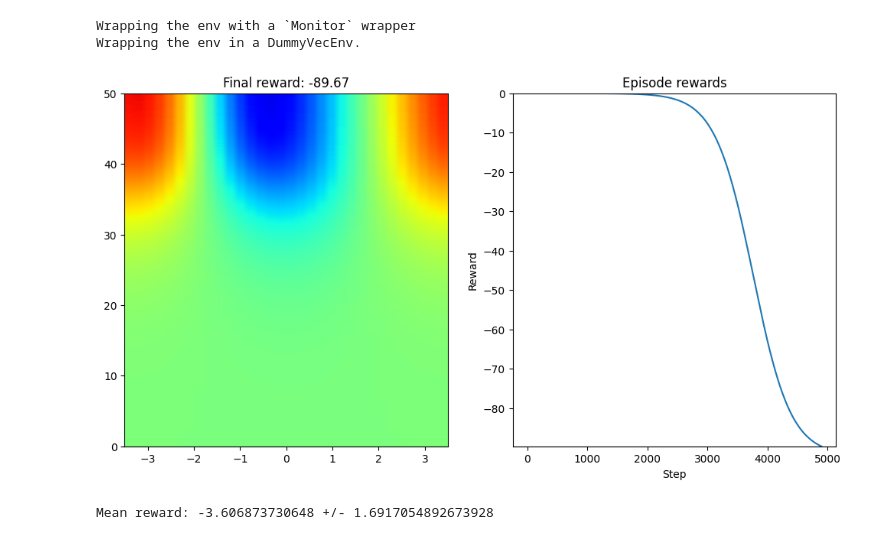
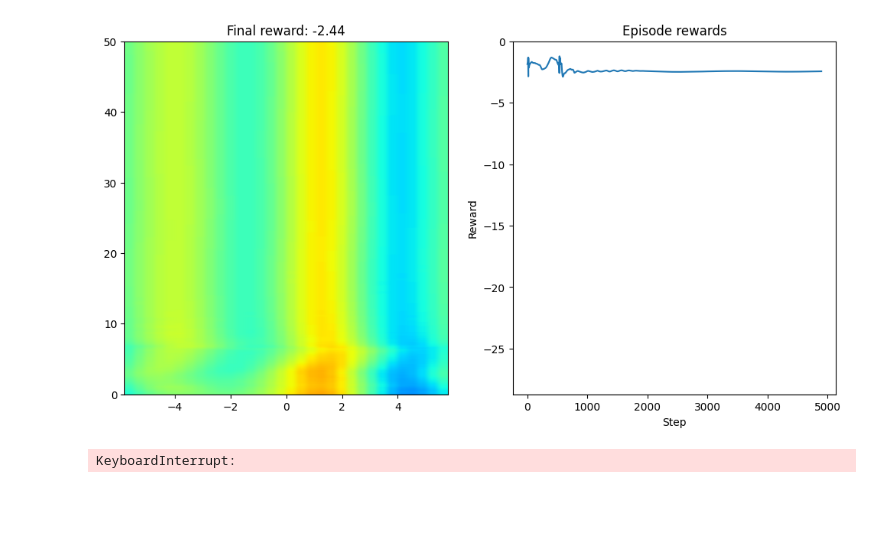
Before and after one commit to hamishlister/KS_SAC, a Jupyter notebook: trained_models_testing.ipynb, the cells around one changed output. Saved outputs shown, nothing was run; the diff lists cells and outputs as text; code cells hidden in the pictures; blank space fills up the shorter version.

```diff
--- a/trained_models_testing.ipynb
+++ b/trained_models_testing.ipynb
@@ -106,14 +115,5 @@ Mean reward: -11.157510997088 +/- 1.329493978960719
-# %%
-env3 = make_env(L=7, controller='unforced')
-model3 = SAC.load("runs/reward_trivial/controller_nonlin/observation_state/L_7_gamma_0.99_buffer_200000_lim_1.0/sac_ks_final.zip", env=env3)
-# %% [output]
-Wrapping the env with a `Monitor` wrapper
-Wrapping the env in a DummyVecEnv.
-# %%
-from stable_baselines3.common.evaluation import evaluate_policy
-# evaluate the model
-mean_reward, std_reward = evaluate_policy(model3, model3.get_env(), n_eval_episodes=5)
-print(f"Mean reward: {mean_reward/25000} +/- {std_reward/25000}")
-# %% [output]
-[figure, removed]
-Mean reward: -3.606873730648 +/- 1.6917054892673928
+# %%
+test("runs/nonlin_time6_ens1.zip", "configs/config_nonlin_time6.yaml", num_episodes=10, plot=True)
+# %% [output]
+[figure, added]
+KeyboardInterrupt:
```
Also changed, not shown: parts of 10 cells of this notebook, 1 other file.
